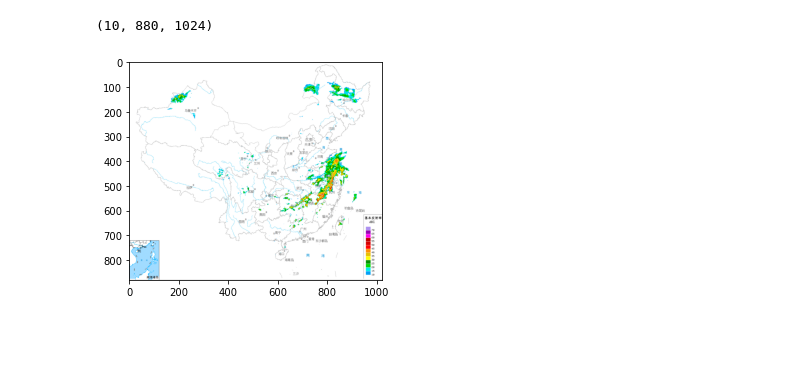
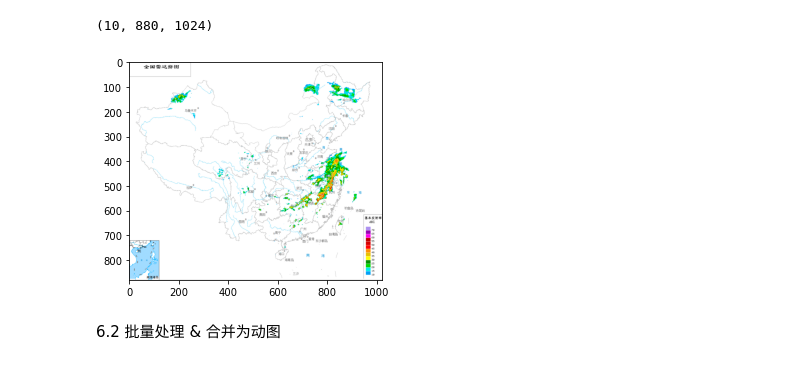
Before and after one commit to lovelyweather/learning_machine_learning, a Jupyter notebook: Optical_Flow_Extraplolation/extrapolation_china.ipynb, the cells around one changed output. Drawn from its saved outputs; the diff is of its cells as text; code cells hidden in the pictures; blank space fills up the shorter version.

```diff
--- a/Optical_Flow_Extraplolation/extrapolation_china.ipynb
+++ b/Optical_Flow_Extraplolation/extrapolation_china.ipynb
@@ -673,23 +670,26 @@ results["SparseSD"]["202204250700"][()].shape
 # %%
 #plt.imshow(results["SparseSD"]["202204250700"][()][0])
 fcst = results["SparseSD"]["202204250700"][()][0]
 image_arr = np.zeros(flaw_img_array.shape,dtype=float)
 image_arr[:] = 255
 for i, dbz_level in enumerate(dBZ_levels):
     dist = fcst - dbz_level
     dbz_index = np.where(np.abs(dist) <= 2.5 )
     image_arr[dbz_index] = colors_arrays[i]
 
 image_arr[flaw_index] = flaw_img_array[flaw_index]
 
 #把图例加上
 image_arr[upper_y:lower_y+1,left_x:right_x+1] = rgb_img_array[upper_y:lower_y+1,left_x:right_x+1]
-image_arr[0:60,1:250] = 255
+#左上角的时间修改一下
+image_arr[30:50,10:230] = 255
 image_arr = image_arr/255.0
 
 plt.imshow(image_arr)
 #plt.axis("off")
 plt.imsave("test2.png",image_arr)
 # %% [output]
-[figure, old version]
+[figure, new version]
+# %% [markdown]
+6.2 批量处理 & 合并为动图
 # %%
```
Also changed, not shown: parts of 11 cells of this notebook.
